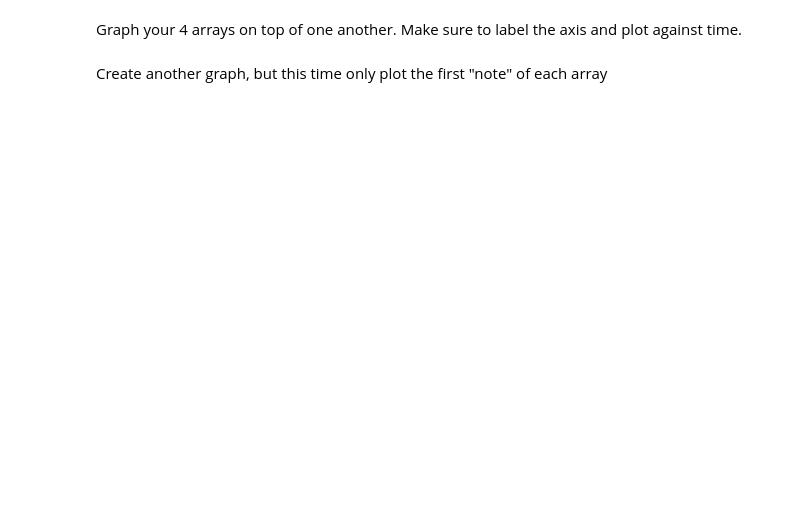
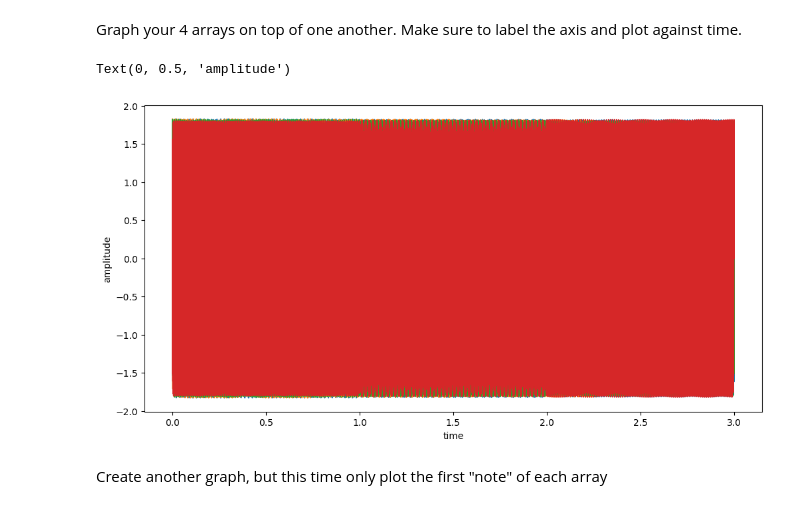
Before and after one commit to 4dfunk/AudioTechII, a Jupyter notebook: HW/HW1.ipynb, the cells around one changed output. Saved outputs shown, nothing was run; the diff lists cells and outputs as text; code cells hidden in the pictures; blank space fills up the shorter version.

```diff
--- a/HW/HW1.ipynb
+++ b/HW/HW1.ipynb
@@ -67,3 +149,6 @@ You should account for actual coding errors and errors that conceptually do not
 # %% [markdown]
 ### Section 4 - Using functions and graphing (3 points)
 Create a 2 second F major arpeggio in an array named 'myArp'. Play back your audio.
+# %%
+myArp = arpegiateFreq(349.2, 3)
+Audio(myArp, rate=44100)
@@ -70,2 +157,8 @@ Create a 2 second F major arpeggio in an array named 'myArp'. Play back your aud
 # %% [markdown]
 Remove every 4th sample of 'myArp', save as a new array, 'skipped, and play back your audio. What happened to the audio?
+# %%
+skipped = np.delete(myArp, np.arange(3, len(myArp), 4))
+
+Audio(skipped, rate=44100)
+
+#every 4th sample stored in the array was deleted, shortening the audio clip.
@@ -72,2 +167,5 @@ Remove every 4th sample of 'myArp', save as a new array, 'skipped, and play back
 # %% [markdown]
 Create a 2 Bb major arpeggio in an array named 'myArp2'. Play back your audio
+# %%
+myArp2 = arpegiateFreq(466.16, 3)
+Audio(myArp2, rate=44100)
@@ -74,2 +174,5 @@ Create a 2 Bb major arpeggio in an array named 'myArp2'. Play back your audio
 # %% [markdown]
 Reverse 'myArp2' and save as a new array, 'reverse'. Play back your audio
+# %%
+reverse = myArp2[::-1]
+Audio(reverse, rate=44100)
@@ -76,4 +181,21 @@ Reverse 'myArp2' and save as a new array, 'reverse'. Play back your audio
 # %% [markdown]
 Graph your 4 arrays on top of one another. Make sure to label the axis and plot against time.
+# %%
+t_myArp = np.arange(len(myArp)) / 44100
+t_skipped = np.arange(len(skipped)) / 44100
+t_myArp2 = np.arange(len(myArp2)) / 44100
+t_reverse = np.arange(len(reverse)) / 44100
+
+plt.figure(figsize=(12, 6))
+plt.plot(t_myArp, myArp)
+plt.plot(t_skipped, skipped)
+plt.plot(t_myArp2, myArp2)
+plt.plot(t_reverse, reverse)
+
+plt.xlabel('time')
+plt.ylabel('amplitude')
+# %% [output]
+Text(0, 0.5, 'amplitude')
+[figure, added]
 # %% [markdown]
 Create another graph, but this time only plot the first "note" of each array
```
Also changed, not shown: parts of 9 cells of this notebook.
